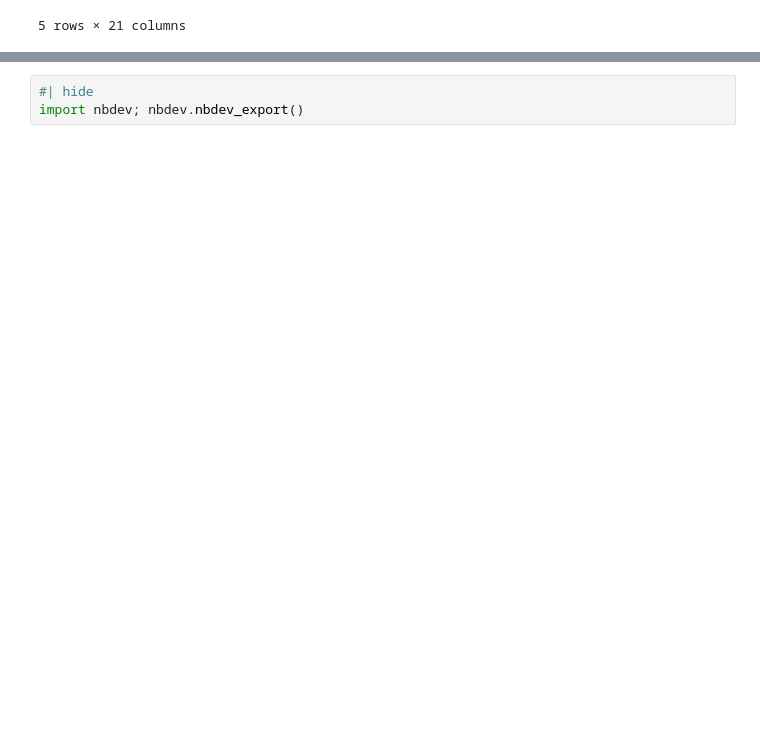
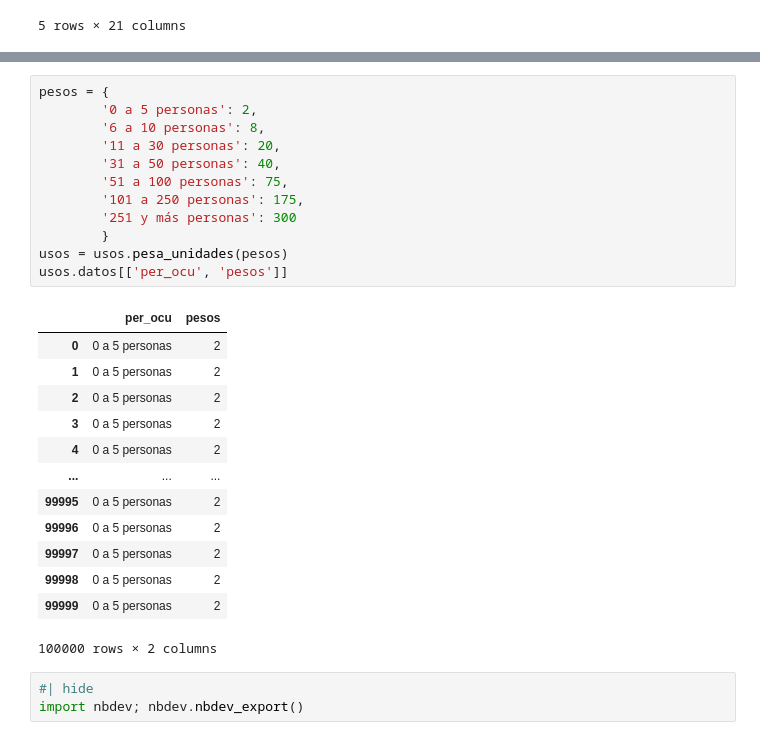
Before and after one commit to CentroGeo/pyLandUseMX, a Jupyter notebook: nbs/api/02_denue.ipynb, the cells around one changed output, grey strips where cells are left out. Saved outputs shown, nothing was run; the diff lists cells and outputs as text; blank space fills up the shorter version.

```diff
--- a/nbs/api/02_denue.ipynb
+++ b/nbs/api/02_denue.ipynb
@@ -153,3 +176,29 @@ usos.datos.loc[~usos.datos.Categoria.isnull()].head()
+# %%
+pesos = {
+        '0 a 5 personas': 2,
+        '6 a 10 personas': 8,
+        '11 a 30 personas': 20,
+        '31 a 50 personas': 40,
+        '51 a 100 personas': 75,
+        '101 a 250 personas': 175,
+        '251 y más personas': 300
+        }
+usos = usos.pesa_unidades(pesos)
+usos.datos[['per_ocu', 'pesos']]
+# %% [output]
+|  | per_ocu | pesos |
+| 0 | 0 a 5 personas | 2 |
+| 1 | 0 a 5 personas | 2 |
+| 2 | 0 a 5 personas | 2 |
+| 3 | 0 a 5 personas | 2 |
+| 4 | 0 a 5 personas | 2 |
+| ... | ... | ... |
+| 99995 | 0 a 5 personas | 2 |
+| 99996 | 0 a 5 personas | 2 |
+| 99997 | 0 a 5 personas | 2 |
+| 99998 | 0 a 5 personas | 2 |
+| 99999 | 0 a 5 personas | 2 |
+100000 rows × 2 columns
 # %%
 #| hide
 import nbdev; nbdev.nbdev_export()
```
Also changed, not shown: parts of 6 cells of this notebook, 4 other files.
